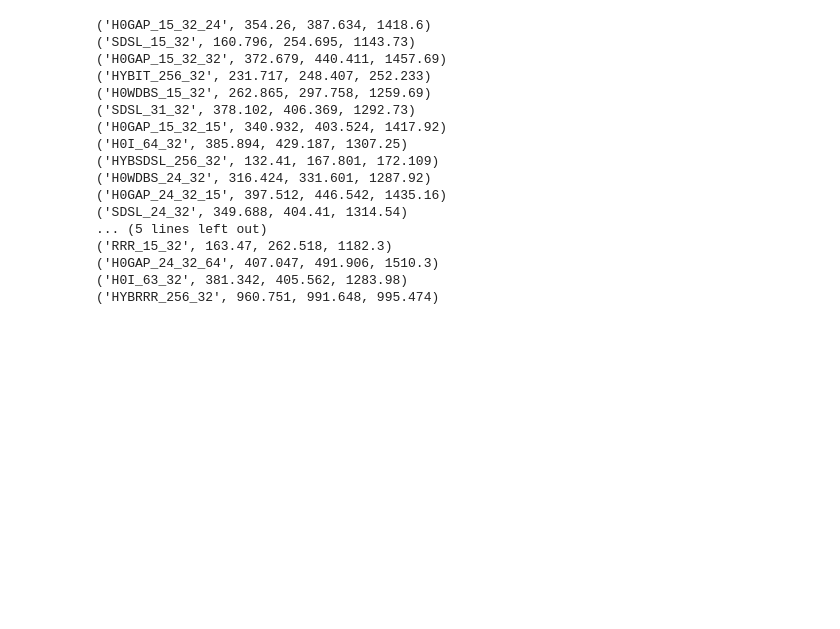
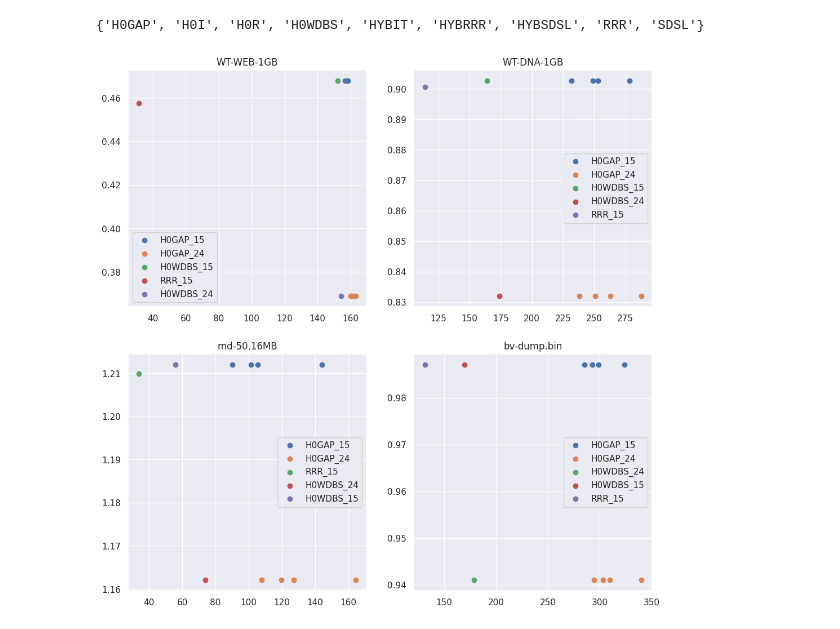
Before and after one commit to saskeli/h0_bv, a Jupyter notebook: results.ipynb, the cells around one changed output. Drawn from its saved outputs; the diff is of its cells as text; code cells hidden in the pictures; blank space fills up the shorter version.

```diff
--- a/results.ipynb
+++ b/results.ipynb
@@ -10,8 +26,10 @@ sns.set()
 # %%
-di = "res/"
+di = "res/intel/"
 checksums = {}
 
 for fn in listdir(di):
+    if "zip" in fn:
+        continue
     acc = 0
     ran = 0
     sel = 0
@@ -99,24 +119,32 @@ plt.show()
+# %%
+testset = "intel"
+# %%
+set(df["type"])
+# %% [output]
+{'H0GAP', 'H0I', 'H0R', 'H0WDBS', 'HYBIT', 'HYBRRR', 'HYBSDSL', 'RRR', 'SDSL'}
 # %%
-for ds, tups in results.items():
-    for t in tups:
-        print(t)
-    break
+files = set(df["data_set"])
+sdf = df[df["machine"] == testset][df["type"].isin(["H0GAP", "RRR", "H0WDBS"])]
+plt.figure(figsize=(12, 12))
+for i, dat in enumerate(files):
+    plt.subplot(2, 2, i + 1)
+    ddf = sdf[sdf["data_set"] == dat]
+    tdf = ddf[ddf["type"] == "H0GAP"][ddf["block_size"] == "15"]
+    legs = ["H0GAP_15"]
+    sdat = sorted([(g, t, s / e) for g, t, s, e in zip(tdf["gap_size"], tdf["access"], tdf["size_bytes"], tdf["elems"])])
+    plt.scatter([t[1] for t in sdat], [t[2] for t in sdat])
+    tdf = ddf[ddf["type"] == "H0GAP"][ddf["block_size"] == "24"]
+    legs.append("H0GAP_24")
+    sdat = sorted([(g, t, s / e) for g, t, s, e in zip(tdf["gap_size"], tdf["access"], tdf["size_bytes"], tdf["elems"])])
+    plt.scatter([t[1] for t in sdat], [t[2] for t in sdat])
+    tdf = ddf[ddf["type"].isin(["RRR", "H0WDBS"])]
+    for a, s, e, t, b in zip(tdf["access"], tdf["size_bytes"], tdf["elems"], tdf["type"], tdf["block_size"]):
+        plt.scatter([a], [s / e])
+        legs.append(f"{t}_{b}")
+    plt.legend(legs)
+    plt.title(dat[:-4])
+plt.savefig(f"lookup_tables_{testset}.png")
+plt.show()
 # %% [output]
-('H0GAP_15_32_24', 354.26, 387.634, 1418.6)
-('SDSL_15_32', 160.796, 254.695, 1143.73)
-('H0GAP_15_32_32', 372.679, 440.411, 1457.69)
-('HYBIT_256_32', 231.717, 248.407, 252.233)
-('H0WDBS_15_32', 262.865, 297.758, 1259.69)
-('SDSL_31_32', 378.102, 406.369, 1292.73)
-('H0GAP_15_32_15', 340.932, 403.524, 1417.92)
-('H0I_64_32', 385.894, 429.187, 1307.25)
-('HYBSDSL_256_32', 132.41, 167.801, 172.109)
-('H0WDBS_24_32', 316.424, 331.601, 1287.92)
-('H0GAP_24_32_15', 397.512, 446.542, 1435.16)
-('SDSL_24_32', 349.688, 404.41, 1314.54)
-... (5 lines left out)
-('RRR_15_32', 163.47, 262.518, 1182.3)
-('H0GAP_24_32_64', 407.047, 491.906, 1510.3)
-('H0I_63_32', 381.342, 405.562, 1283.98)
-('HYBRRR_256_32', 960.751, 991.648, 995.474)
+[figure, added]
 # %%
```
Also changed, not shown: parts of 6 cells of this notebook, 3 other files.
